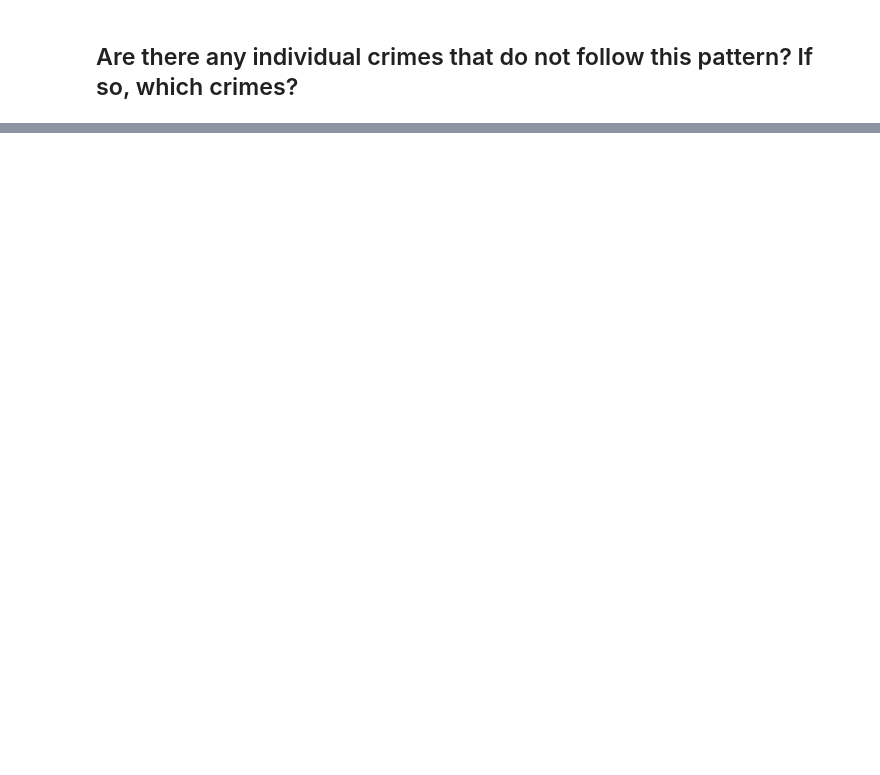
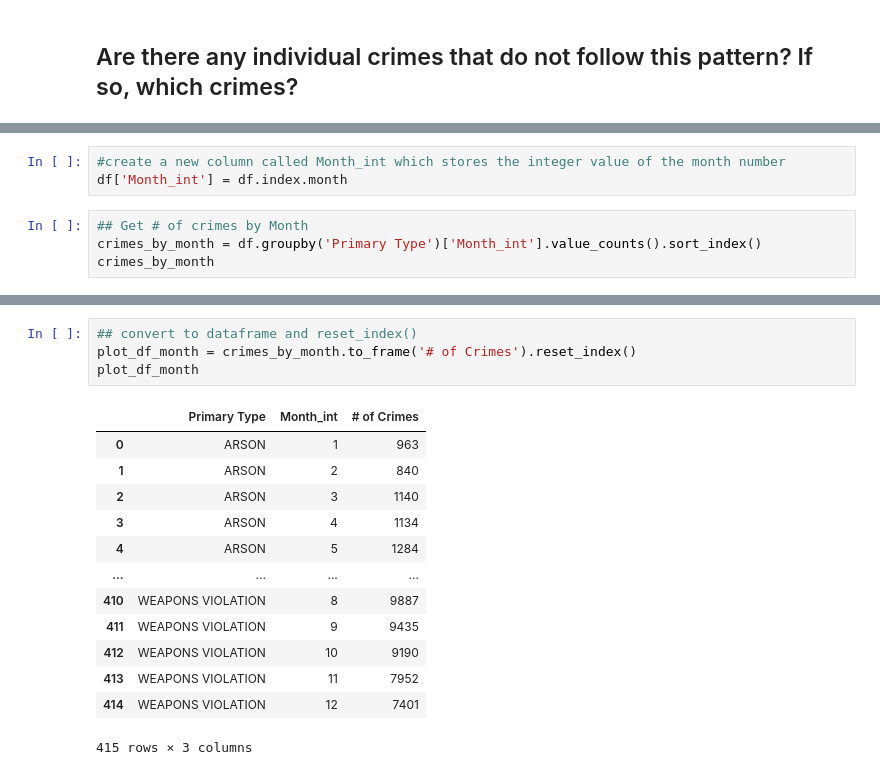
Before and after one commit to Mhoover41/Project-4-Chicago-Crime-Data, a Jupyter notebook: Project 4 Chicago Crime Data.ipynb, the cells around one changed output, grey strips where cells are left out. Cells and saved outputs as stored; diff of their text form; blank space fills up the shorter version.

```diff
--- a/Project 4 Chicago Crime Data.ipynb
+++ b/Project 4 Chicago Crime Data.ipynb
@@ -562,0 +365,7 @@ ValueError: Could not interpret input 'month'
+# %%
+#create a new column called Month_int which stores the integer value of the month number
+df['Month_int'] = df.index.month
+# %%
+## Get # of crimes by Month
+crimes_by_month = df.groupby('Primary Type')['Month_int'].value_counts().sort_index()
+crimes_by_month
@@ -562,0 +386,18 @@ ValueError: Could not interpret input 'month'
+# %%
+## convert to dataframe and reset_index()
+plot_df_month = crimes_by_month.to_frame('# of Crimes').reset_index()
+plot_df_month
+# %% [output]
+|  | Primary Type | Month_int | # of Crimes |
+| 0 | ARSON | 1 | 963 |
+| 1 | ARSON | 2 | 840 |
+| 2 | ARSON | 3 | 1140 |
+| 3 | ARSON | 4 | 1134 |
+| 4 | ARSON | 5 | 1284 |
+| ... | ... | ... | ... |
+| 410 | WEAPONS VIOLATION | 8 | 9887 |
+| 411 | WEAPONS VIOLATION | 9 | 9435 |
+| 412 | WEAPONS VIOLATION | 10 | 9190 |
+| 413 | WEAPONS VIOLATION | 11 | 7952 |
+| 414 | WEAPONS VIOLATION | 12 | 7401 |
+415 rows × 3 columns
```
Also changed, not shown: parts of 27 cells of this notebook.
